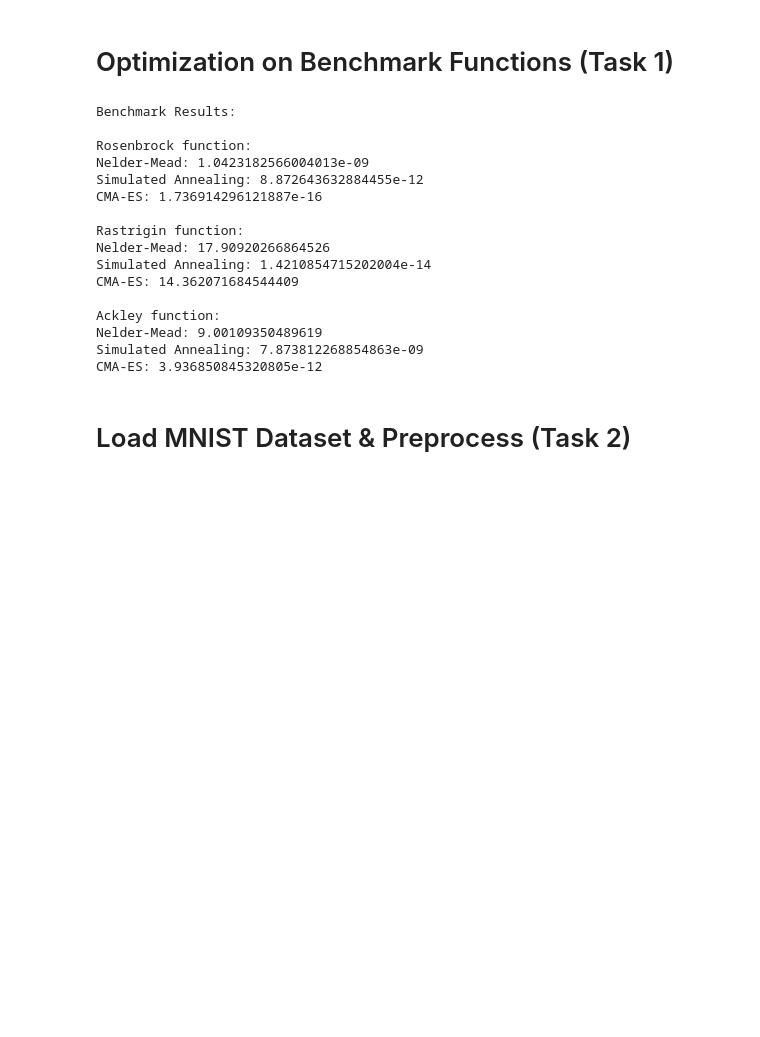
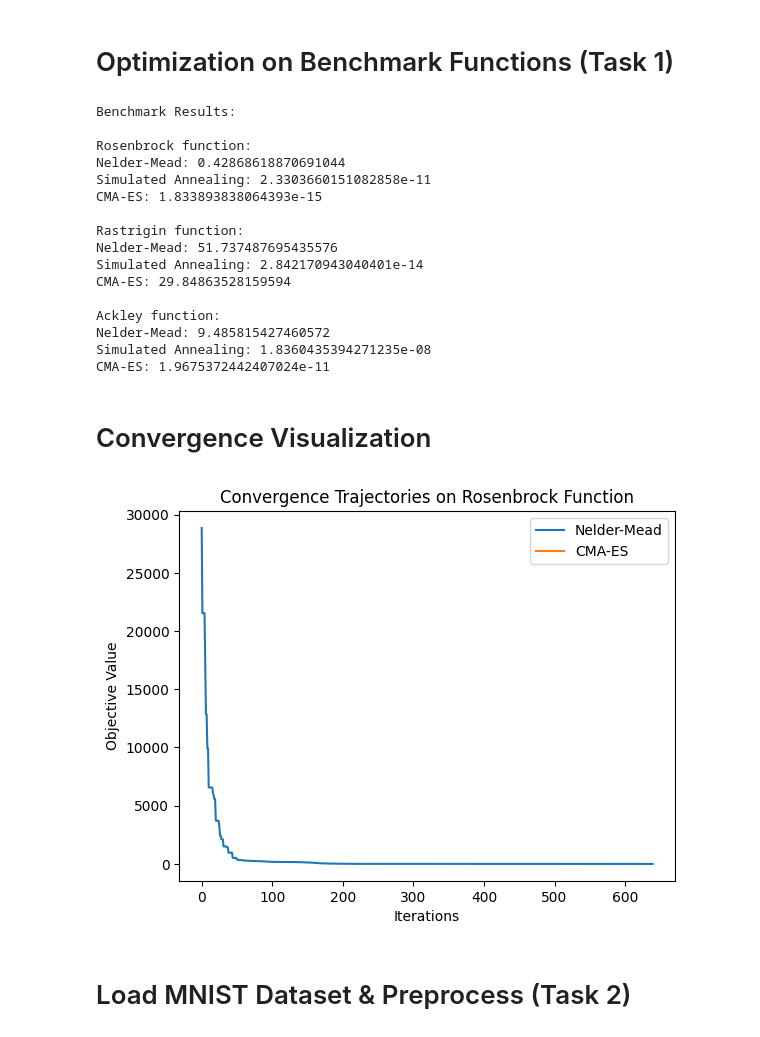
Before and after one commit to ParthivPatel2005/DiffusionMaps-Optimization-CS303, a Jupyter notebook: Problem2.ipynb, the cells around one changed output. Cells and saved outputs as stored; diff of their text form; code cells hidden in the pictures; blank space fills up the shorter version.

```diff
--- a/Problem2.ipynb
+++ b/Problem2.ipynb
@@ -37,28 +38,32 @@ def ackley(x):
 # %% [markdown]
 # Optimization on Benchmark Functions (Task 1)
 # %%
+# Define optimization methods and track convergence
 methods = ['Nelder-Mead', 'Simulated Annealing', 'CMA-ES']
 functions = {'Rosenbrock': rosenbrock, 'Rastrigin': rastrigin, 'Ackley': ackley}
-bounds = [(-5,5), (-5,5)]
-initial_guess = [3,3]
+bounds = [(-5,5)] * 5  # Extend to d=5 dimensions for testing
+initial_guess = np.random.uniform(-5, 5, len(bounds))
 
 results = {}
+convergence_data = {}
 
 for fname, func in functions.items():
     results[fname] = {}
+    convergence_data[fname] = {}
 
-    # Nelder-Mead
-    res_nm = minimize(func, initial_guess, method='Nelder-Mead')
+    # Nelder-Mead Optimization
+    res_nm = minimize(func, initial_guess, method='Nelder-Mead', options={'return_all': True})
+    results[fname]['Nelder-Mead'] = res_nm.fun
+    convergence_data[fname]['Nelder-Mead'] = res_nm.allvecs
 
-    # Simulated Annealing
+    # Simulated Annealing Optimization
     res_sa = dual_annealing(func, bounds=bounds)
+    results[fname]['Simulated Annealing'] = res_sa.fun
 
-    # CMA-ES
-    res_cma = cma.fmin(func, initial_guess, sigma0=0.5, options={'verb_disp': False})
-
-    results[fname]['Nelder-Mead'] = res_nm.fun
-    results[fname]['Simulated Annealing'] = res_sa.fun
+    # CMA-ES Optimization
+    res_cma = cma.fmin(func, initial_guess, sigma0=0.5, options={'bounds': [-5, 5], 'verb_disp': False})
     results[fname]['CMA-ES'] = res_cma[1]
+    convergence_data[fname]['CMA-ES'] = res_cma[4]
 
 print("Benchmark Results:")
 for fname in results:
@@ -69,19 +74,37 @@ for fname in results:
 Benchmark Results:
 
 Rosenbrock function:
-Nelder-Mead: 1.0423182566004013e-09
-Simulated Annealing: 8.872643632884455e-12
-CMA-ES: 1.736914296121887e-16
+Nelder-Mead: 0.42868618870691044
+Simulated Annealing: 2.3303660151082858e-11
+CMA-ES: 1.833893838064393e-15
 
 Rastrigin function:
-Nelder-Mead: 17.90920266864526
-Simulated Annealing: 1.4210854715202004e-14
-CMA-ES: 14.362071684544409
+Nelder-Mead: 51.737487695435576
+Simulated Annealing: 2.842170943040401e-14
+CMA-ES: 29.84863528159594
 
 Ackley function:
-Nelder-Mead: 9.00109350489619
-Simulated Annealing: 7.873812268854863e-09
-CMA-ES: 3.936850845320805e-12
+Nelder-Mead: 9.485815427460572
+Simulated Annealing: 1.8360435394271235e-08
+CMA-ES: 1.9675372442407024e-11
+# %% [markdown]
+# Convergence Visualization
+# %%
+# Plot convergence trajectories for each method on Rosenbrock function (example)
+for method in methods:
+    if method == 'Nelder-Mead':
+        values = [rosenbrock(vec) for vec in convergence_data['Rosenbrock'][method]]
+        plt.plot(values, label=method)
+    elif method == 'CMA-ES':
+        plt.plot(convergence_data['Rosenbrock'][method], label=method)
+
+plt.title('Convergence Trajectories on Rosenbrock Function')
+plt.xlabel('Iterations')
+plt.ylabel('Objective Value')
+plt.legend()
+plt.show()
+# %% [output]
+[figure, added]
 # %% [markdown]
 # Load MNIST Dataset & Preprocess (Task 2)
 # %%
```
Also changed, not shown: parts of 9 cells of this notebook, 11 other files.
